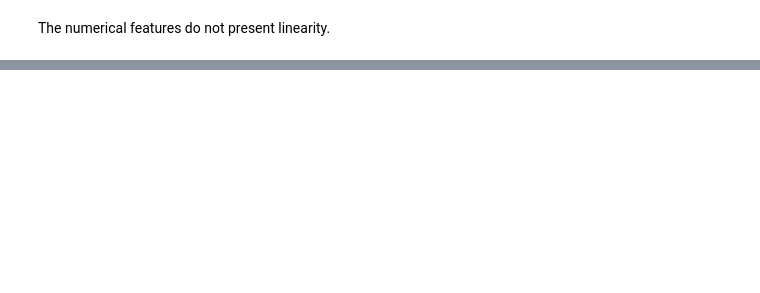
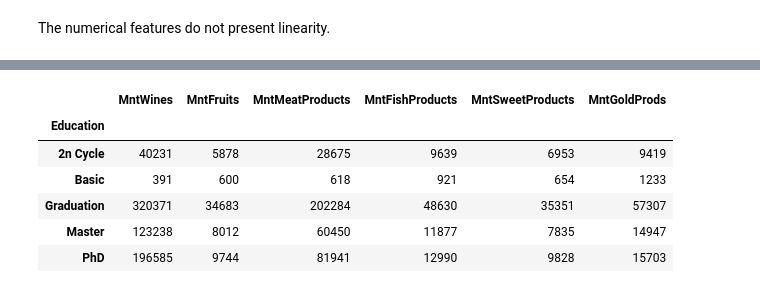
Before and after one commit to AFBA1993/Projects, a Jupyter notebook: Insights/IfoodCase.ipynb, the cells around one changed output, grey strips where cells are left out. Drawn from its saved outputs; the diff is of its cells as text; code cells hidden in the pictures; blank space fills up the shorter version.

```diff
--- a/Insights/IfoodCase.ipynb
+++ b/Insights/IfoodCase.ipynb
@@ -281,0 +348,3 @@ The numerical features do not present linearity.
+# %%
+merged_data = pd.concat([numerical_data, categorical_data], axis = 1)
+merged_data.head(3)
@@ -281,0 +421,23 @@ The numerical features do not present linearity.
+# %%
+df_education_products = merged_data[['Education', 'MntWines',
+                                     'MntFruits', 'MntMeatProducts',
+                                     'MntFishProducts', 'MntSweetProducts',
+                                     'MntGoldProds']].copy()
+# %%
+df_education_products = df_education_products.groupby('Education', \
+                        as_index = True). agg({'MntWines': 'sum',
+                                                'MntFruits': 'sum',
+                                                'MntMeatProducts': 'sum',
+                                                'MntFishProducts': 'sum',
+                                                'MntSweetProducts': 'sum',
+                                                'MntGoldProds': 'sum'})
+# %%
+df_education_products
+# %% [output]
+|  | MntWines | MntFruits | MntMeatProducts | MntFishProducts | MntSweetProducts | MntGoldProds |
+| Education |  |  |  |  |  |  |
+| 2n Cycle | 40231 | 5878 | 28675 | 9639 | 6953 | 9419 |
+| Basic | 391 | 600 | 618 | 921 | 654 | 1233 |
+| Graduation | 320371 | 34683 | 202284 | 48630 | 35351 | 57307 |
+| Master | 123238 | 8012 | 60450 | 11877 | 7835 | 14947 |
+| PhD | 196585 | 9744 | 81941 | 12990 | 9828 | 15703 |
```
Also changed, not shown: parts of 29 cells of this notebook.
